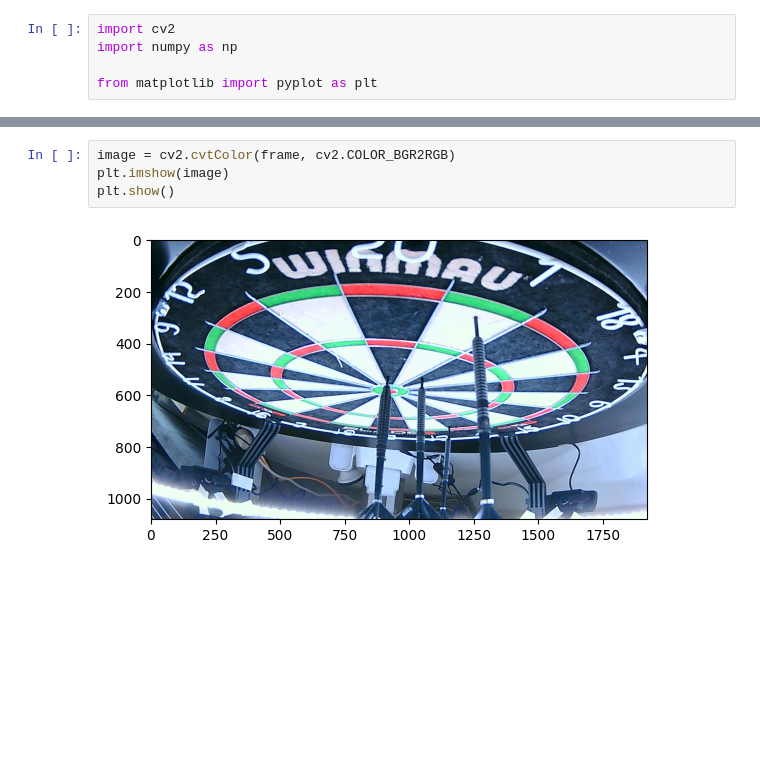
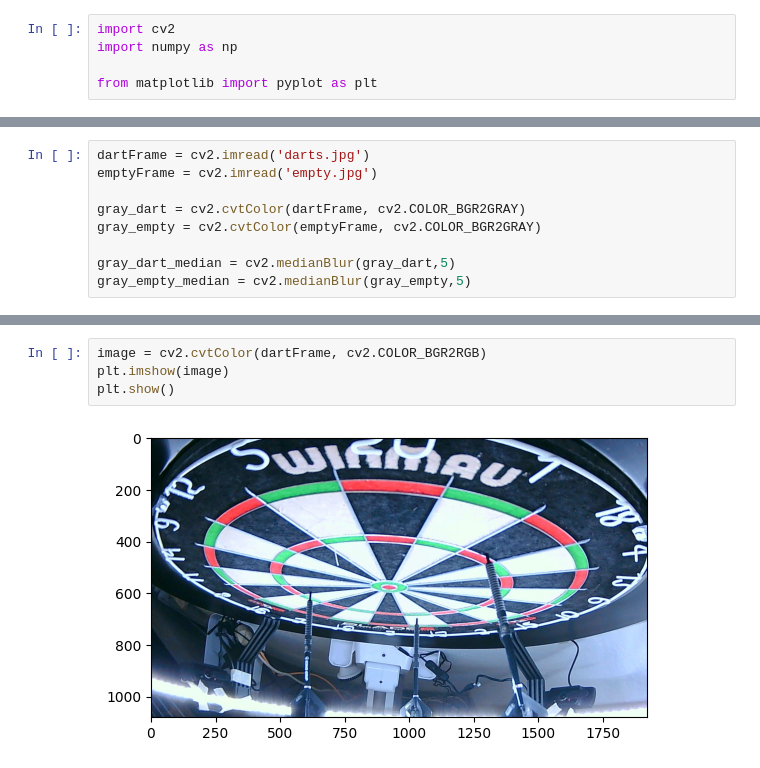
Before and after one commit to MobMonRob/automatedDartStudien, a Jupyter notebook: tracker/experiments/test.ipynb, the cells around one changed output, grey strips where cells are left out. Cells and saved outputs as stored; diff of their text form; blank space fills up the shorter version.

Commit message:
Testing the image recognition

```diff
--- a/tracker/experiments/test.ipynb
+++ b/tracker/experiments/test.ipynb
@@ -9,0 +6,9 @@ frame = cv2.imread('image.jpg')
+# %%
+dartFrame = cv2.imread('darts.jpg')
+emptyFrame = cv2.imread('empty.jpg')
+
+gray_dart = cv2.cvtColor(dartFrame, cv2.COLOR_BGR2GRAY)
+gray_empty = cv2.cvtColor(emptyFrame, cv2.COLOR_BGR2GRAY)
+
+gray_dart_median = cv2.medianBlur(gray_dart,5)
+gray_empty_median = cv2.medianBlur(gray_empty,5)
@@ -10,6 +141,6 @@ frame = cv2.imread('image.jpg')
 # %%
-image = cv2.cvtColor(frame, cv2.COLOR_BGR2RGB)
+image = cv2.cvtColor(dartFrame, cv2.COLOR_BGR2RGB)
 plt.imshow(image)
 plt.show()
 # %% [output]
-[figure, old version]
+[figure, new version]
```
Also changed, not shown: parts of 3 cells of this notebook, 11 other files.
